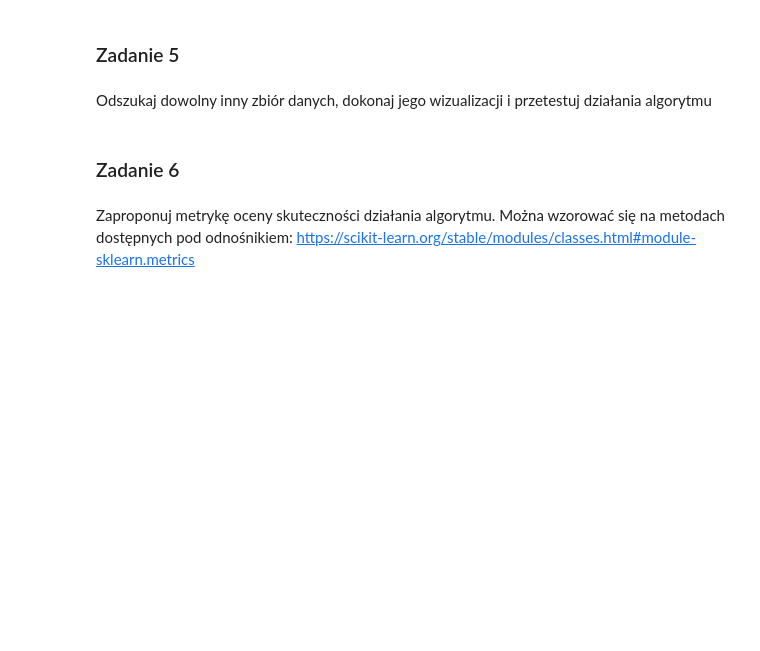
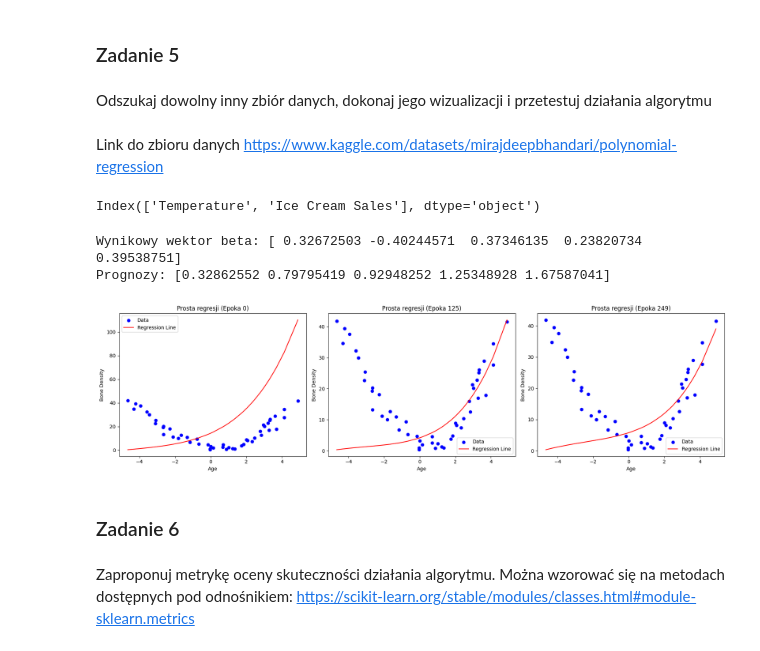
Before and after one commit to Batomet/Polynomial_Regression, a Jupyter notebook: Polynomial_regression.ipynb, the cells around one changed output. Drawn from its saved outputs; the diff is of its cells as text; code cells hidden in the pictures; blank space fills up the shorter version.

```diff
--- a/Polynomial_regression.ipynb
+++ b/Polynomial_regression.ipynb
@@ -338,3 +296,45 @@ Odszukaj dowolny inny zbiór danych, dokonaj jego wizualizacji i przetestuj dzia
+# %% [markdown]
+Link do zbioru danych https://www.kaggle.com/datasets/mirajdeepbhandari/polynomial-regression
+# %%
+df = pd.read_csv('Ice_cream selling data.csv')
+df.columns = df.columns.str.replace(r' \([^)]+\)', '', regex=True)
+# print(df.columns)
+# print(df.head)
+# %% [output]
+Index(['Temperature', 'Ice Cream Sales'], dtype='object')
+# %%
+X = df['Temperature']
+y = df['Ice Cream Sales']
+
+X_normalized, X_min, X_max = normalize(X)
+y_normalized, y_min, y_max = normalize(y)
+n = 5
+
+X_poly = transform_to_polynomial_feature(X_normalized, n)
+
+beta_history_normalized, error_history_normaluzed = learn_and_fit(X_poly, y_normalized, n)
+
+print("Wynikowy wektor beta:", beta_history_normalized[-1])
+
+predictions_normalized = calculate_polynomial_regression_function(X_poly, beta_history_normalized[-1])
+
+predictions = denormalize(predictions_normalized, y_min, y_max)
+
+print("Prognozy:", predictions[:5])
+# %% [output]
+Wynikowy wektor beta: [ 0.32672503 -0.40244571  0.37346135  0.23820734  0.39538751]
+Prognozy: [0.32862552 0.79795419 0.92948252 1.25348928 1.67587041]
+# %%
+fig, axs = plt.subplots(1, 3, figsize=(18, 5))
+
+plot_regression_line(axs[0], X, y, beta_history_normalized[first_epoch], epoch=first_epoch)
+plot_regression_line(axs[1], X, y, beta_history_normalized[middle_epoch], epoch=middle_epoch)
+plot_regression_line(axs[2], X, y, beta_history_normalized[last_epoch], epoch=last_epoch)
+
+plt.tight_layout()
+plt.show()
+# %% [output]
+[figure, added]
 # %% [markdown]
 ### Zadanie 6
 # %% [markdown]
```
Also changed, not shown: parts of 13 cells of this notebook, 1 other file.
